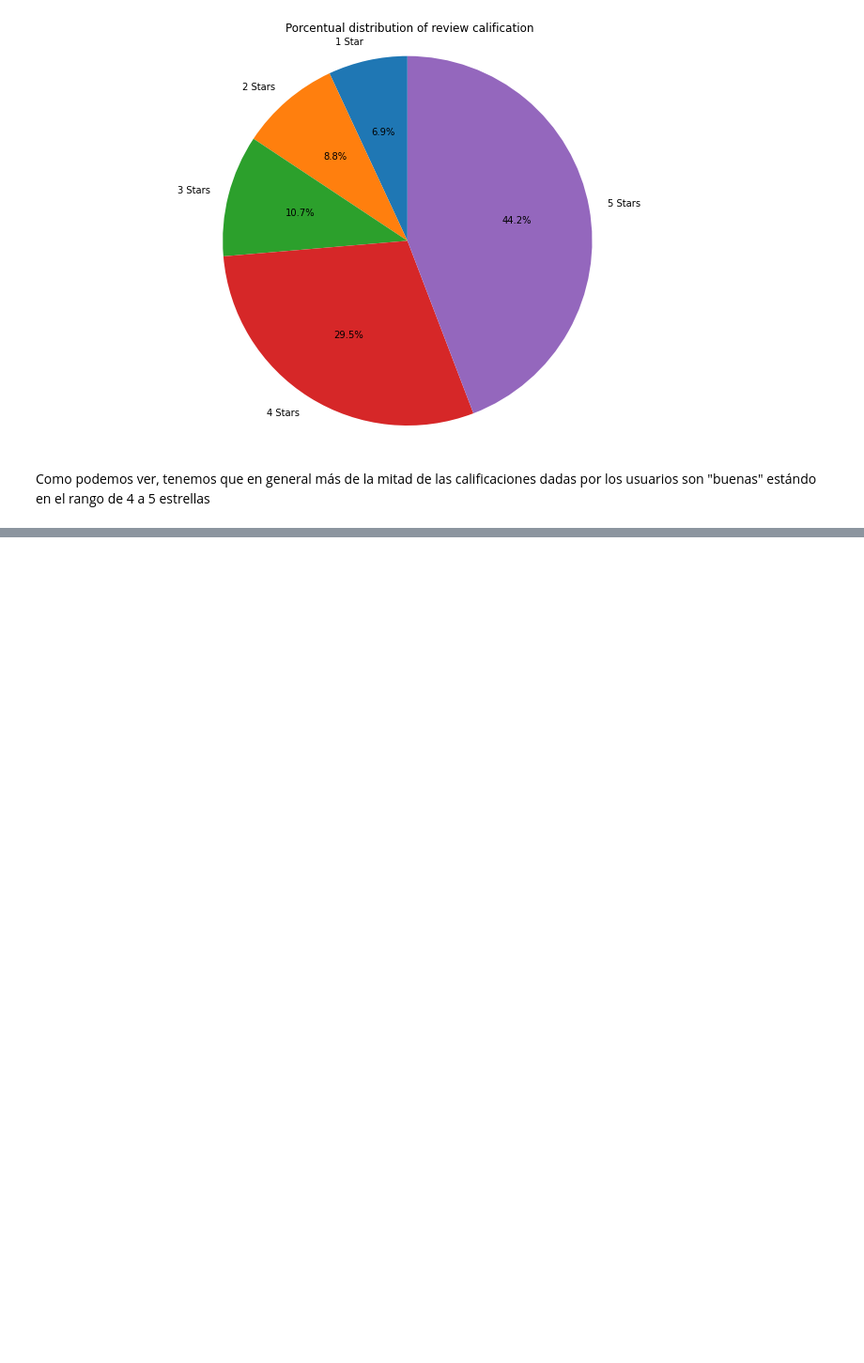
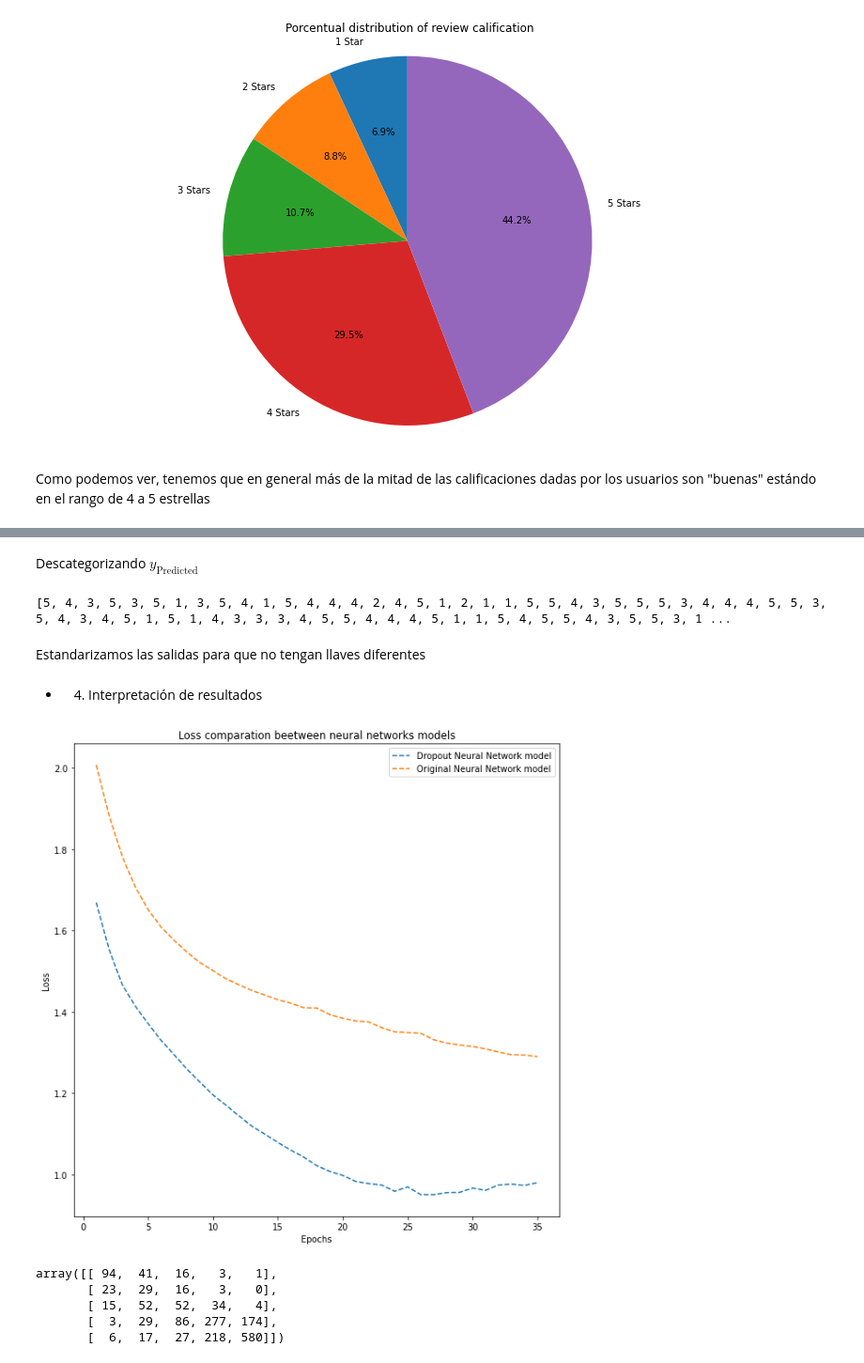
Before and after one commit to jsmontoyaco/Sistemas-Inteligentes-Proyecto-Final, a Jupyter notebook: TripAdvisor Neuronal Network.ipynb, the cells around one changed output, grey strips where cells are left out. Shown at 94% size. Cells and saved outputs as stored; diff of their text form; code cells hidden in the pictures; blank space fills up the shorter version.

Commit message:
Neuronal Networks Implemented
Implemented Neuronal Networks with and without dropout, acurrancy levels are not totally higher

```diff
--- a/TripAdvisor Neuronal Network.ipynb
+++ b/TripAdvisor Neuronal Network.ipynb
@@ -239,0 +426,13 @@ InvalidArgumentError: ignored
+# %%
+## Dropout helps to avoid overfitting
+model2 = models.Sequential()
+model2.add(layers.Dense(48, activation='relu', input_shape=(20000,)))
+model2.add(layers.Dropout(0.8))
+model2.add(layers.Dense(32, activation='relu'))
+model2.add(layers.Dropout(0.5))
+model2.add(layers.Dense(6, activation='softmax')) # Se quiere predecir que categoría tiene mayor probabilidad
+# %%
+model2.compile(optimizer='rmsprop', # Versión optimizada del descenso del gradiente
+              loss='categorical_crossentropy',
+              metrics=['acc']
+             )
@@ -239,0 +441,6 @@ InvalidArgumentError: ignored
+# %%
+history2 = model2.fit(partial_x_train,
+                   partial_y_train,
+                   epochs=35,
+                   batch_size=512,
+                   validation_data=(x_val,y_val))
@@ -239,0 +484,13 @@ InvalidArgumentError: ignored
+# %% [markdown]
+Descategorizando $y_{\text{Predicted}}$
+# %%
+y_pred_uncat = []
+
+for i in range( len(y_pred) ):
+  y_pred_uncat.append( np.argmax(y_pred[i]) )
+
+print(y_pred_uncat) #Labeled Y data
+# %% [output]
+[5, 4, 3, 5, 3, 5, 1, 3, 5, 4, 1, 5, 4, 4, 4, 2, 4, 5, 1, 2, 1, 1, 5, 5, 4, 3, 5, 5, 5, 3, 4, 4, 4, 5, 5, 3, 5, 4, 3, 4, 5, 1, 5, 1, 4, 3, 3, 3, 4, 5, 5, 4, 4, 4, 5, 1, 1, 5, 4, 5, 5, 4, 3, 5, 5, 3, 1 ...
+# %% [markdown]
+Estandarizamos las salidas para que no tengan llaves diferentes
@@ -239,0 +501,28 @@ InvalidArgumentError: ignored
+# %% [markdown]
+* 4. Interpretación de resultados
+# %%
+history_dict = history.history
+
+val_loss_values = history_dict['val_loss']
+val_loss_values2 = history2.history['val_loss']
+loss_values = history_dict['loss']
+
+fig = plt.figure(figsize=(10,10))
+epoch = range(1,len(loss_values)+1)
+plt.plot(epoch,val_loss_values2, '--',label='Dropout Neural Network model')
+plt.plot(epoch,val_loss_values, '--',label='Original Neural Network model')
+plt.title('Loss comparation beetween neural networks models')
+plt.xlabel('Epochs')
+plt.ylabel('Loss')
+plt.legend()
+plt.show()
+# %% [output]
+[figure, added]
+# %%
+confusion_matrix(y_pred, y_t) # Y predicted and Y_test standarized
+# %% [output]
+array([[ 94,  41,  16,   3,   1],
+       [ 23,  29,  16,   3,   0],
+       [ 15,  52,  52,  34,   4],
+       [  3,  29,  86, 277, 174],
+       [  6,  17,  27, 218, 580]])
```
Also changed, not shown: parts of 77 cells of this notebook.
